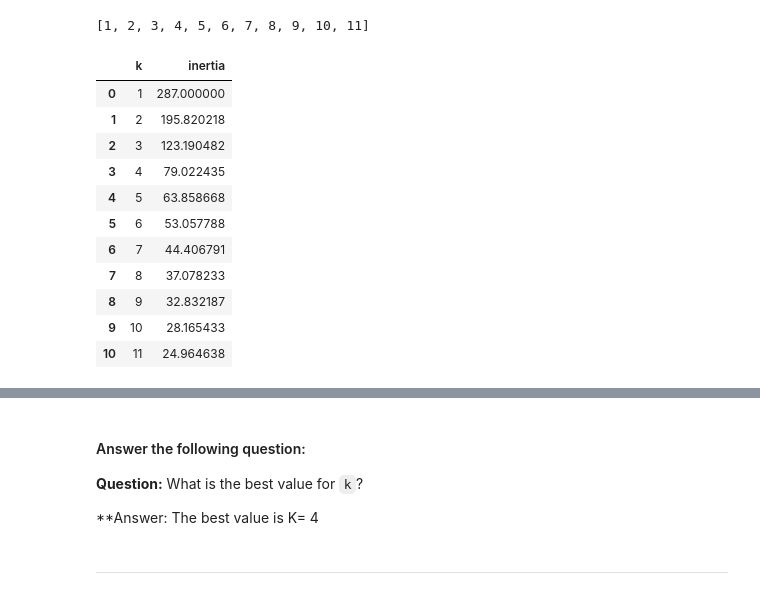
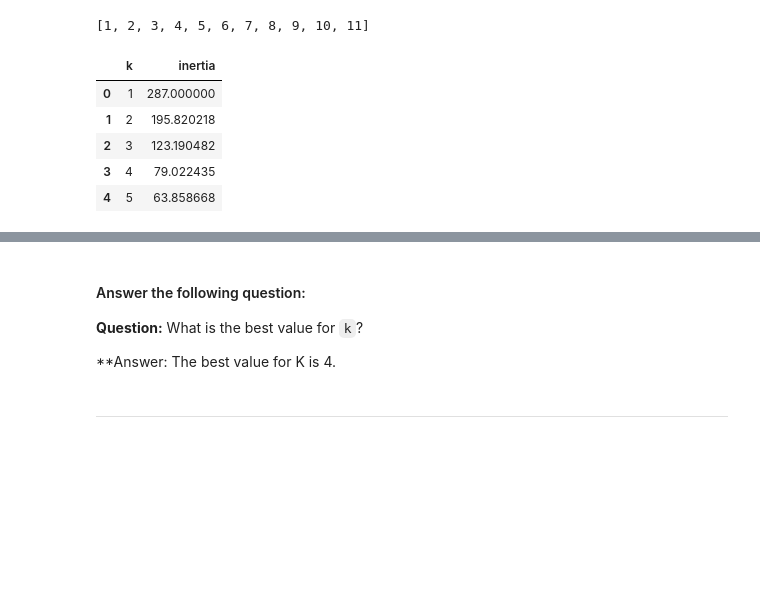
Before and after one commit to limbus7/CryptoClustering, a Jupyter notebook: Crypto_Clustering.ipynb, the cells around one changed output, grey strips where cells are left out. Saved outputs shown, nothing was run; the diff lists cells and outputs as text; code cells hidden in the pictures; blank space fills up the shorter version.

```diff
--- a/Crypto_Clustering.ipynb
+++ b/Crypto_Clustering.ipynb
@@ -80,17 +75,17 @@ array([[ 5.08529366e-01,  4.93193071e-01,  7.72200433e-01,
 # %%
 # Create a DataFrame with the scaled data
-crypto_transformed = pd.DataFrame(crypto_scaled, columns=['price_change_percentage_24h', 'price_change_percentage_7d', 'price_change_percentage_14d', 'price_change_percentage_30d', 'price_change_percentage_60d', 'price_change_percentage_200d',	'price_change_percentage_1y'])
-crypto_transformed
+crypto_scaled_df = pd.DataFrame(crypto_scaled, columns=['price_change_percentage_24h', 'price_change_percentage_7d', 'price_change_percentage_14d', 'price_change_percentage_30d', 'price_change_percentage_60d', 'price_change_percentage_200d',	'price_change_percentage_1y'])
+crypto_scaled_df
 
 # Copy the crypto names from the original data
 coins = list(df_market_data.index) #this returns a list of all the coin names from the original data
 coins
 # Set the coinid column as index
-crypto_transformed['coin_id'] = coins  #create a new column in the transformed df containing the list of coins
-crypto_transformed = crypto_transformed.set_index('coin_id') #set the df index to the new coin_id column
+crypto_scaled_df['coin_id'] = coins  #create a new column in the transformed df containing the list of coins
+crypto_scaled_df = crypto_scaled_df.set_index('coin_id') #set the df index to the new coin_id column
 
 # Display sample data
-crypto_transformed
+crypto_scaled_df
 # %% [output]
 |  | price_change_percentage_24h | price_change_percentage_7d | price_change_percentage_14d | price_change_percentage_30d | ... |
 | coin_id |  |  |  |  | ... |
@@ -136,23 +133,17 @@ for i in k:
 # %%
 # Create a dictionary with the data to plot the Elbow curve
 elbow_data1 = {"k": k, "inertia": inertia1}
 
 # Create a DataFrame with the data to plot the Elbow curve
 elbow_df1 = pd.DataFrame(elbow_data1)
-elbow_df1
+elbow_df1.head()
 # %% [output]
 |  | k | inertia |
 | 0 | 1 | 287.000000 |
 | 1 | 2 | 195.820218 |
 | 2 | 3 | 123.190482 |
 | 3 | 4 | 79.022435 |
 | 4 | 5 | 63.858668 |
-| 5 | 6 | 53.057788 |
-| 6 | 7 | 44.406791 |
-| 7 | 8 | 37.078233 |
-| 8 | 9 | 32.832187 |
-| 9 | 10 | 28.165433 |
-| 10 | 11 | 24.964638 |
 # %%
 # Plot a line chart with all the inertia values computed with
 
@@ -171,7 +162,7 @@ elbow_df1.hvplot.line(
 
 **Question:** What is the best value for `k`?
 
-**Answer: The best value is K= 4
+**Answer: The best value for K is 4.
 # %% [markdown]
 ---
 # %% [markdown]
```
Also changed, not shown: parts of 12 cells of this notebook.
